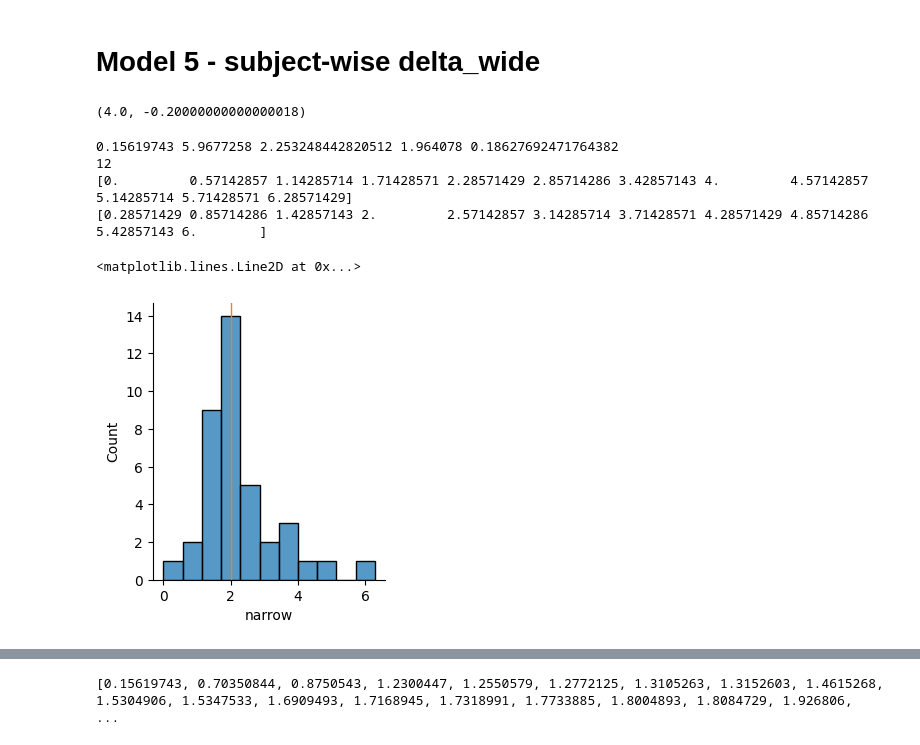
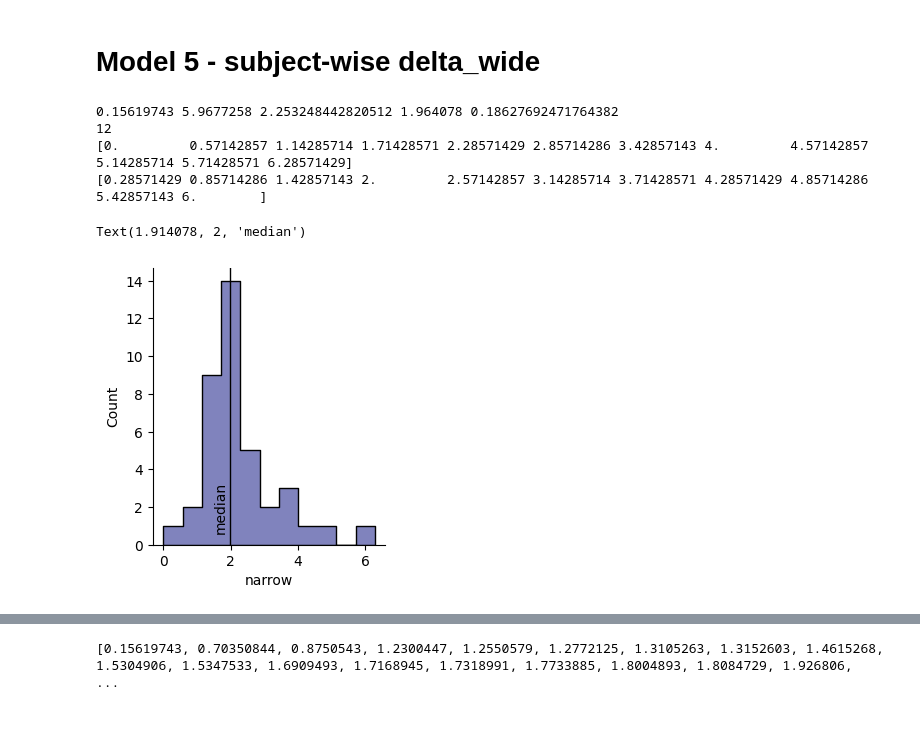
Before and after one commit to Gilles86/neural_priors, a Jupyter notebook: notebooks/fmri_models_analysis.ipynb, the cells around one changed output, grey strips where cells are left out. Cells and saved outputs as stored; diff of their text form; code cells hidden in the pictures.

Commit message:
Prettier figures, with icons

```diff
--- a/notebooks/fmri_models_analysis.ipynb
+++ b/notebooks/fmri_models_analysis.ipynb
@@ -166,8 +166,8 @@ def index_filter(df, **kwargs):
 # Models
 # %%
 #bids_folder = Path('/data/ds-neuralpriors')
-pars_ground_truth = pd.read_csv('group_roi-NPCr_desc-groundtruth_parameters 2025-05-13.tsv', sep='\t', index_col=[0, 1, 2, 3], header=[0, 1, ])
-pars_estimates = pd.read_csv('group_roi-NPCr_desc-responses_parameters 2025-05-13.tsv', sep='\t', index_col=[0, 1, 2, 3], header=[0, 1, ])
+pars_ground_truth = pd.read_csv('group_roi-NPCr_desc-groundtruth_parameters 2025-08-06.tsv', sep='\t', index_col=[0, 1, 2, 3], header=[0, 1, ])
+pars_estimates = pd.read_csv('group_roi-NPCr_desc-responses_parameters 2025-08-06.tsv', sep='\t', index_col=[0, 1, 2, 3], header=[0, 1, ])
 
 pars = pd.concat([pars_ground_truth, pars_estimates], keys=['ground_truth', 'estimates'], names=['type'], axis=0)
 
@@ -610,35 +616,33 @@ plt.show()
 # %%
 dfe5 = index_filter(pars, type='estimates', smoothed=True, model_label=5, )
 dfgt5 = index_filter(pars, type='ground_truth', smoothed=True, model_label=5, )
-dfe5  = dfe5[  dfe5[ ('cvr2', 'nan')] > 0].drop(columns='alpha')
-dfgt5 = dfgt5[ dfgt5[('cvr2', 'nan')] > 0].drop(columns='alpha')
+dfe5  = dfe5[  dfe5[ ('cvr2', 'nan')] > 0] #.drop(columns='alpha')
+dfgt5 = dfgt5[ dfgt5[('cvr2', 'nan')] > 0] #.drop(columns='alpha')
-# %%
-2//dw, 2-(2//dw+1.5)*dw
-# %% [output]
-(4.0, -0.20000000000000018)
 # %%
 fig, ax = plt.subplots(figsize=(3, 3.6))
 ratio_mu = dfe5.delta_wide.narrow.groupby('subject').first()
 print(ratio_mu.min(), ratio_mu.max(), ratio_mu.mean(), ratio_mu.median(), ratio_mu.sem())
 # nb_bins = 13
 # dw = (ratio_mu.max() - ratio_mu.min()) / nb_bins
 # bins = np.arange(2-dw/2-((2-ratio_mu.min()+.25)//dw)*dw, 6.+dw, dw)
 #dw = .5
 nb_bins_02 = 3
 dw = 2 / (nb_bins_02 + 1/2)
 #bins = np.arange(-dw/2, 7., dw)
 bins = np.arange(0, ratio_mu.max()+dw, dw)
 print(len(bins))
 print(bins)
 print( .5*(bins[:-1] + bins[1:]) )
-sns.histplot(ratio_mu, bins=bins, ax=ax,)
+sns.histplot(ratio_mu, bins=bins, ax=ax, color=plt.cm.Spectral_r(0.02), element='step', ec='k' ) # plt.cm.RdYlBu(0.4)
 #sns.ecdfplot(ratio_mu, ax=ax, color='C0', linewidth=2, label='All subjects pooled')
 sns.despine(fig)
-ax.axvline(2, color='C1', linestyle='-', lw=1)
+#ax.axvline(2, color='k', linestyle='-', lw=1)
+ax.axvline(ratio_mu.median(), color='k', linestyle='-', lw=1)
+ax.text(ratio_mu.median()-.05, 2, 'median', rotation=90, va='center', ha='right')
 # %% [output]
 0.15619743 5.9677258 2.253248442820512 1.964078 0.18627692471764382
 12
 [0.         0.57142857 1.14285714 1.71428571 2.28571429 2.85714286 3.42857143 4.         4.57142857 5.14285714 5.71428571 6.28571429]
 [0.28571429 0.85714286 1.42857143 2.         2.57142857 3.14285714 3.71428571 4.28571429 4.85714286 5.42857143 6.        ]
-<matplotlib.lines.Line2D at 0x...>
+Text(1.914078, 2, 'median')
-[figure, old version]
+[figure, new version]
```
Also changed, not shown: parts of 49 cells of this notebook.
